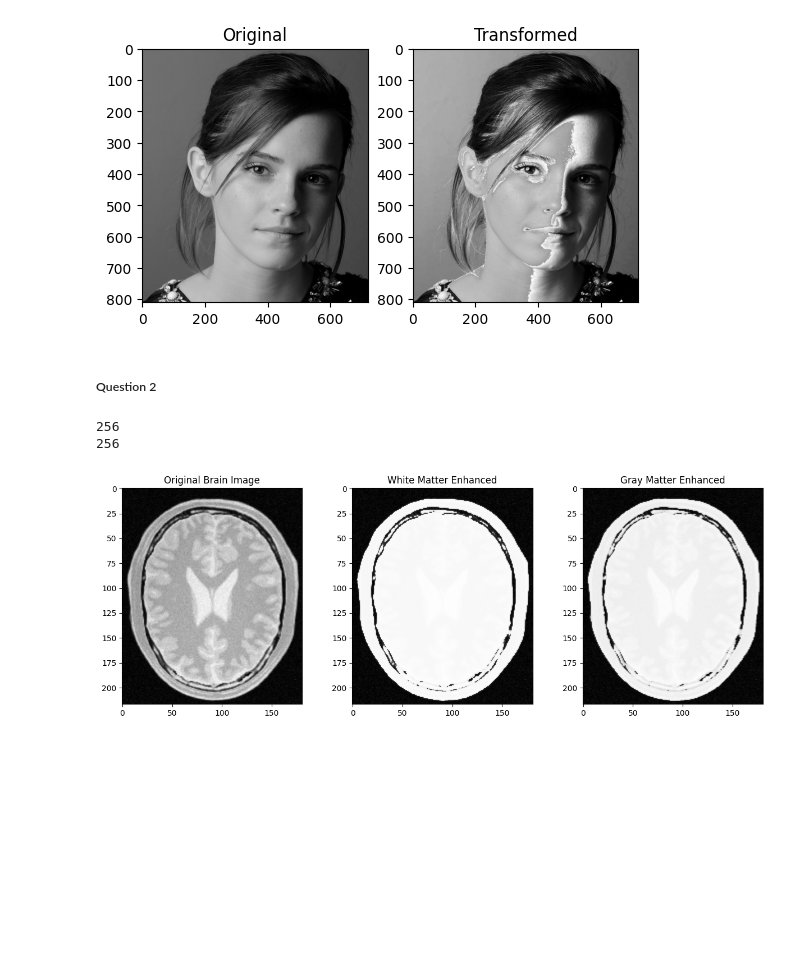
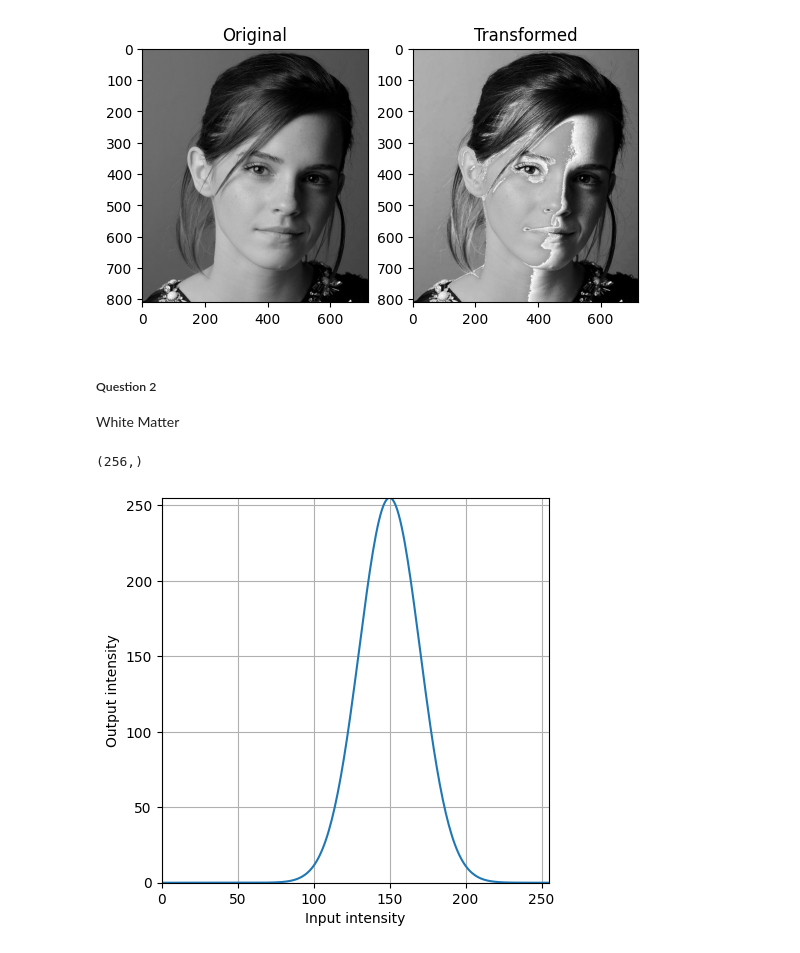
Before and after one commit to Sanugiw/Image-Processing-and-Machine-Vision, a Jupyter notebook: Assignment 1 - Intensity Transformations and Neighborhood Filtering/code.ipynb, the cells around one changed output. Cells and saved outputs as stored; diff of their text form; code cells hidden in the pictures; blank space fills up the shorter version.

```diff
--- a/Assignment 1 - Intensity Transformations and Neighborhood Filtering/code.ipynb
+++ b/Assignment 1 - Intensity Transformations and Neighborhood Filtering/code.ipynb
@@ -42,43 +42,32 @@ plt.show()
 [figure]
 # %% [markdown]
 ##### Question 2
+
+White Matter
 # %%
-import cv2 as cv
-import numpy as np
-import matplotlib.pyplot as plt
+# Load image (grayscale)
+image = cv.imread('images/brain_proton_density_slice.png', cv.IMREAD_GRAYSCALE)
 
-# (a) Enhance white matter (approximate range 60-80)
-c_white = np.array([(60, 60), (80, 240)])  # Steep increase from 60 to 240 over 60-80
-t1_white = np.linspace(0, c_white[0,1], c_white[0,0] + 1 - 0).astype('uint8')  # 0 to 60
-t2_white = np.linspace(c_white[0,1] + 1, c_white[1,1], c_white[1,0] - c_white[0,0]).astype('uint8')  # 60 to 240
-t3_white = np.linspace(c_white[1,1] + 1, 255, 255 - c_white[1,0]).astype('uint8')  # 240 to 255
+# Define the gaussian pulse
+mu = 150
+sigma = 20
+x = np.linspace(0, 255, 256)
+t = 255 * np.exp(-((x - mu)**2) / (2 * sigma**2))
 
-transform_white = np.concatenate((t1_white, t2_white), axis=0).astype('uint8')
-transform_white = np.concatenate((transform_white, t3_white), axis=0).astype('uint8')
-print(len(transform_white))  # Should be 256
+# Ensure the output is in the valid range for image intensities [0, 255]
+t = np.clip(t, 0, 255)
 
-# (b) Enhance gray matter (approximate range 40-60)
-c_gray = np.array([(40, 40), (60, 220)])  # Steep increase from 40 to 220 over 40-60
-t1_gray = np.linspace(0, c_gray[0,1], c_gray[0,0] + 1 - 0).astype('uint8')  # 0 to 40
-t2_gray = np.linspace(c_gray[0,1] + 1, c_gray[1,1], c_gray[1,0] - c_gray[0,0]).astype('uint8')  # 40 to 220
-t3_gray = np.linspace(c_gray[1,1] + 1, 255, 255 - c_gray[1,0]).astype('uint8')  # 220 to 255
+print(t.shape)
 
-transform_gray = np.concatenate((t1_gray, t2_gray), axis=0).astype('uint8')
-transform_gray = np.concatenate((transform_gray, t3_gray), axis=0).astype('uint8')
-print(len(transform_gray))  # Should be 256
-
-# Load and transform the brain image
-img_orig = cv.imread('images/brain_proton_density_slice.png', cv.IMREAD_GRAYSCALE)
-image_transformed_white = cv.LUT(img_orig, transform_white)
-image_transformed_gray = cv.LUT(img_orig, transform_gray)
-
-# Display results
-plt.figure(figsize=(15, 5))
-plt.subplot(131), plt.imshow(img_orig, cmap='gray'), plt.title('Original Brain Image')
-plt.subplot(132), plt.imshow(image_transformed_white, cmap='gray'), plt.title('White Matter Enhanced')
-plt.subplot(133), plt.imshow(image_transformed_gray, cmap='gray'), plt.title('Gray Matter Enhanced')
+# Plot the array
+plt.figure(figsize=(5, 5))
+plt.plot(t)
+plt.xlabel("Input intensity")
+plt.xlim(0, 255)
+plt.ylim(0, 255)
+plt.ylabel("Output intensity")
+plt.grid(True)
 plt.show()
 # %% [output]
-256
-256
+(256,)
-[figure, old version]
+[figure, new version]
```
Also changed, not shown: parts of 5 cells of this notebook.
